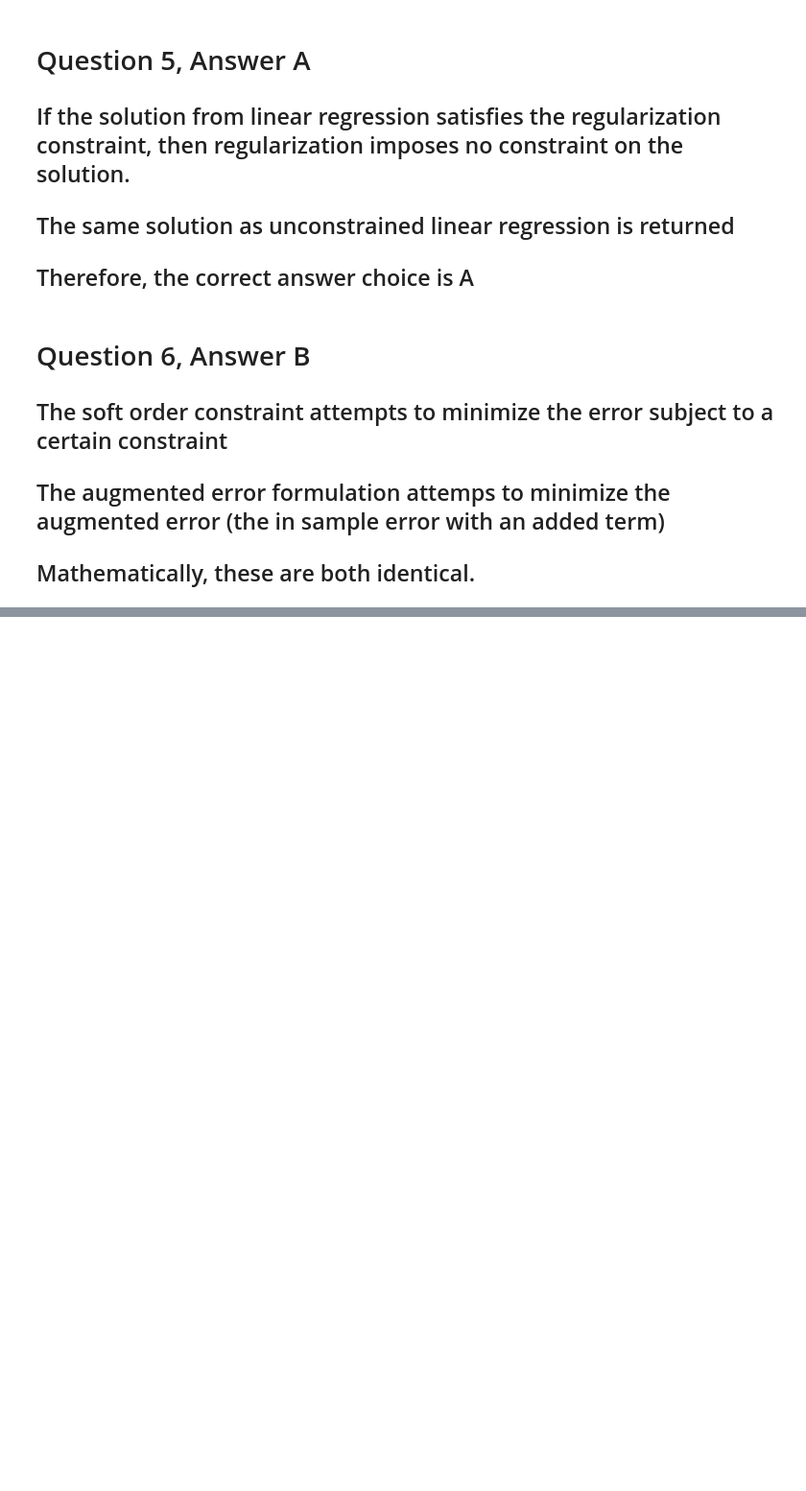
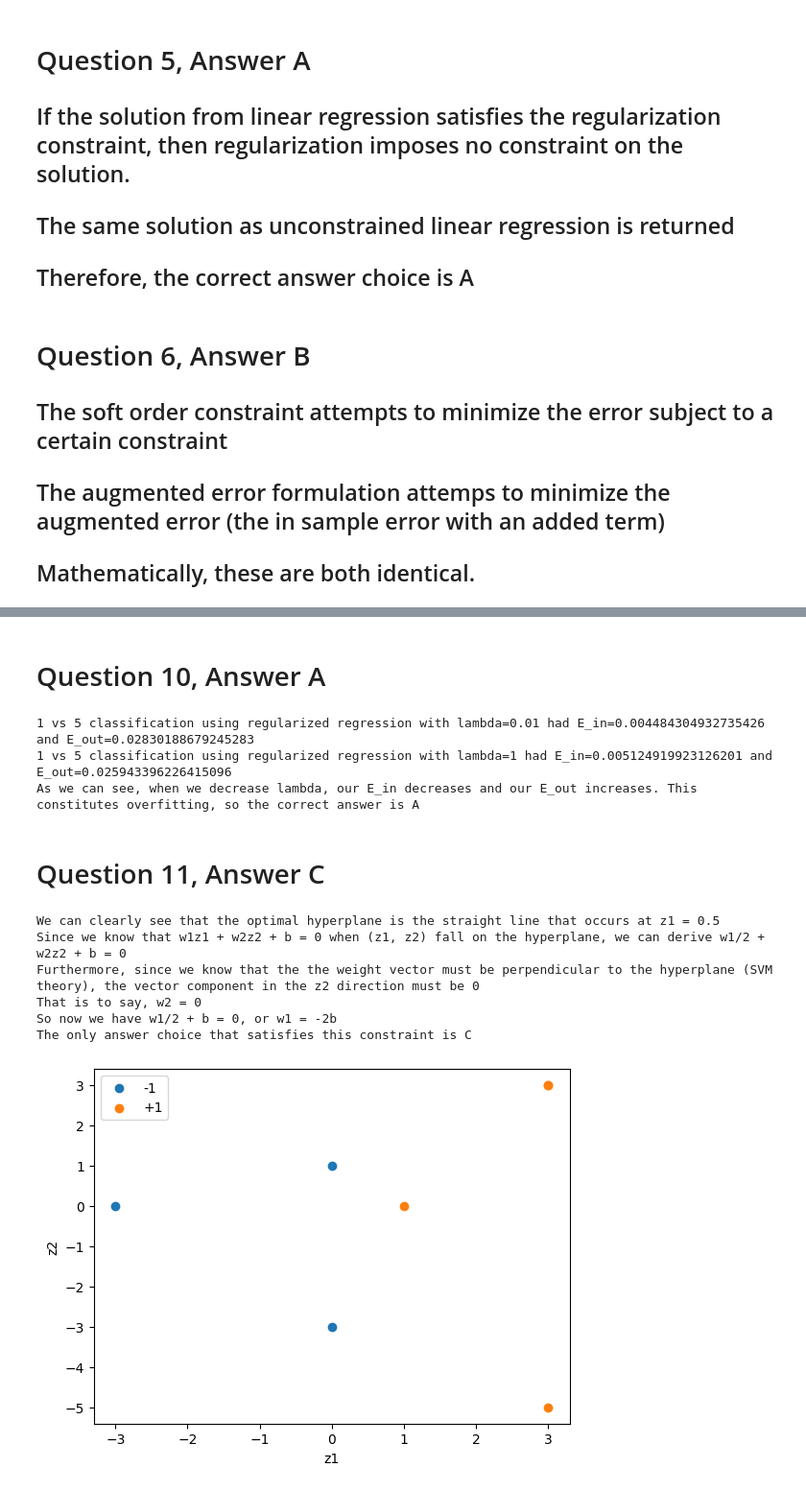
Before and after one commit to vnagpal25/Learning_From_Data, a Jupyter notebook: final_exam/final.ipynb, the cells around one changed output, grey strips where cells are left out. Shown at 96% size. Saved outputs shown, nothing was run; the diff lists cells and outputs as text; code cells hidden in the pictures; blank space fills up the shorter version.

```diff
--- a/final_exam/final.ipynb
+++ b/final_exam/final.ipynb
@@ -47,0 +220,2 @@
+# %% [markdown]
+# Question 10, Answer A
@@ -47,0 +239,54 @@
+# %%
+lin_reg_results = lin_reg_regularized_n_vs_m_transform(n=1, m=5, lambda_reg_vals=[0.01, 1])
+for (n, m, lambda_reg), (E_in, E_out) in lin_reg_results.items():
+    print(f'{n} vs {m} classification using regularized regression with lambda={lambda_reg} had E_in={E_in} and E_out={E_out}')
+print('As we can see, when we decrease lambda, our E_in decreases and our E_out increases. This constitutes overfitting, so the correct answer is A')
+# %% [output]
+1 vs 5 classification using regularized regression with lambda=0.01 had E_in=0.004484304932735426 and E_out=0.02830188679245283
+1 vs 5 classification using regularized regression with lambda=1 had E_in=0.005124919923126201 and E_out=0.025943396226415096
+As we can see, when we decrease lambda, our E_in decreases and our E_out increases. This constitutes overfitting, so the correct answer is A
+# %% [markdown]
+# Question 11, Answer C
+# %%
+#given data
+X = np.array([[1,  0],
+             [0,  1],
+             [0, -1],
+             [-1, 0],
+             [0,  2],
+             [0, -2],
+             [-2, 0]])
+y = np.array([-1, -1, -1, 1, 1, 1, 1])
+
+def plot(X, y):
+    # plotting
+    above = np.where(y > 0)
+    below = np.where(y < 0)
+    plt.scatter(X[below,1], X[below,2]) # orange points
+    plt.scatter(X[above,1], X[above,2]) # blue points
+    plt.legend(["-1", "+1"])
+    plt.xlabel("z1")
+    plt.ylabel("z2")
+
+def transform_11(X):
+    # applying transform
+    Z = np.array([(1, ( point[1]**2 -2*point[0] - 1), (point[0]**2 -2*point[1] - 1))for point in X])
+    return Z
+
+#transforming then plotting
+Z = transform_11(X)
+plot(Z, y)
+print('We can clearly see that the optimal hyperplane is the straight line that occurs at z1 = 0.5')
+print('Since we know that w1z1 + w2z2 + b = 0 when (z1, z2) fall on the hyperplane, we can derive w1/2 + w2z2 + b = 0')
+print('Furthermore, since we know that the the weight vector must be perpendicular to the hyperplane (SVM theory), the vector component in the z2 direction must be 0')
+print('That is to say, w2 = 0')
+print('So now we have w1/2 + b = 0, or w1 = -2b')
+print('The only answer choice that satisfies this constraint is C')
+# %% [output]
+We can clearly see that the optimal hyperplane is the straight line that occurs at z1 = 0.5
+Since we know that w1z1 + w2z2 + b = 0 when (z1, z2) fall on the hyperplane, we can derive w1/2 + w2z2 + b = 0
+Furthermore, since we know that the the weight vector must be perpendicular to the hyperplane (SVM theory), the vector component in the z2 direction must be 0
+That is to say, w2 = 0
+So now we have w1/2 + b = 0, or w1 = -2b
+The only answer choice that satisfies this constraint is C
+[figure, added]
```
Also changed, not shown: parts of 33 cells of this notebook, 2 other files.
